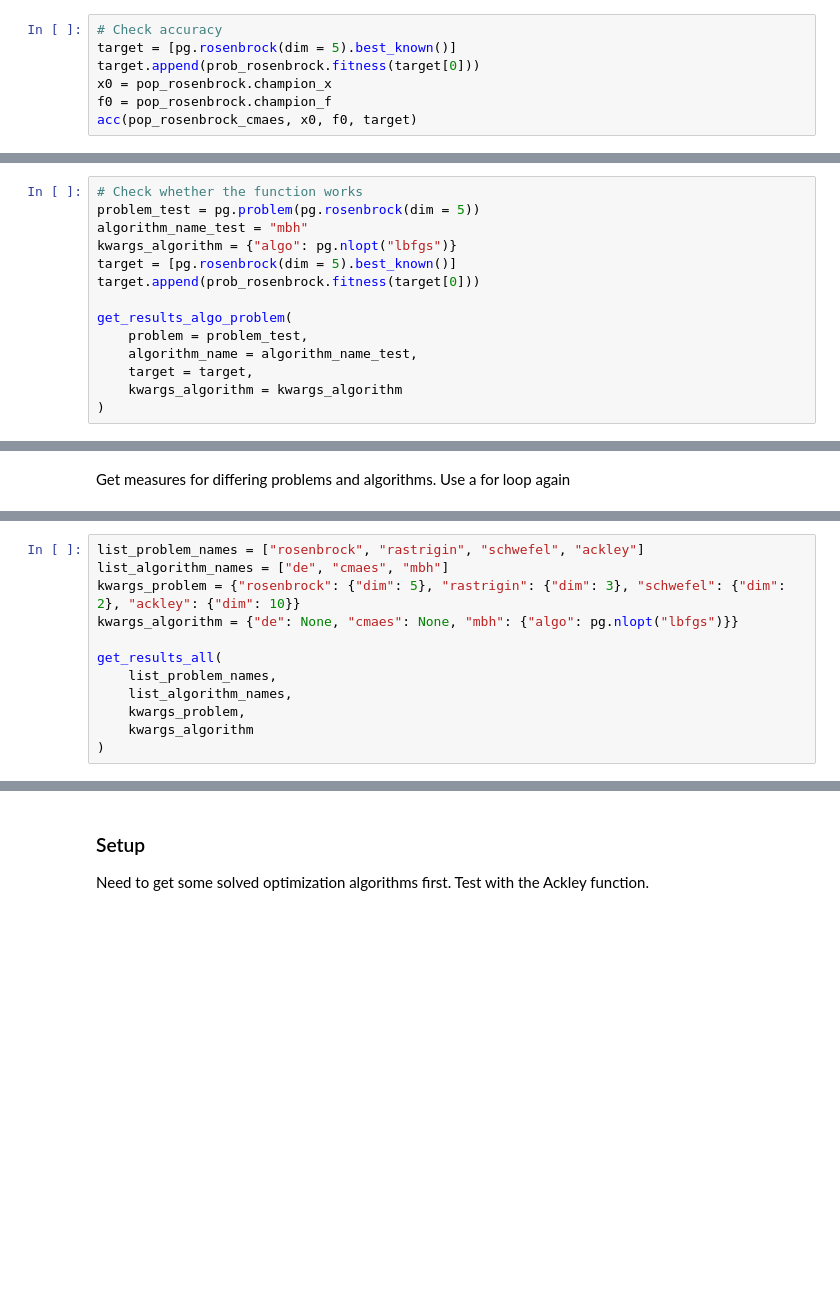
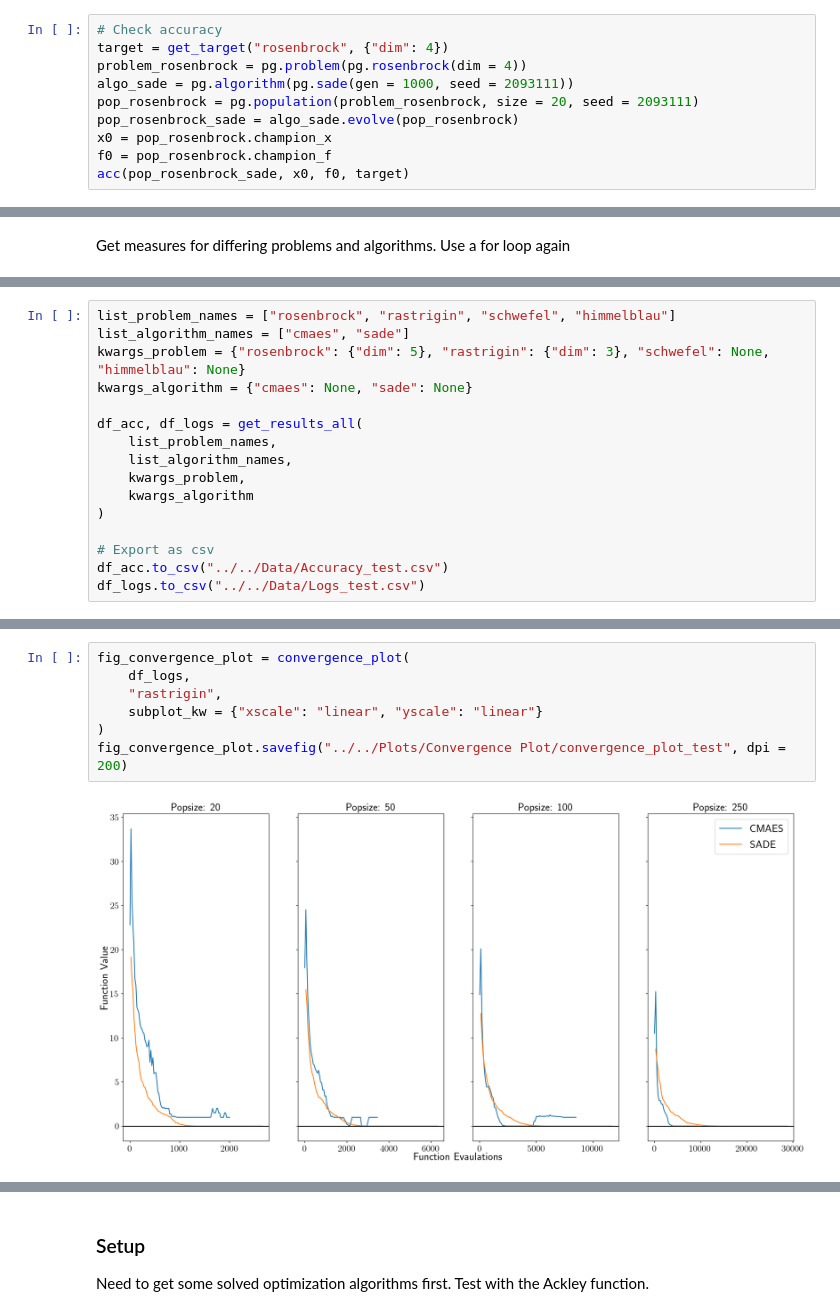
Before and after one commit to LeonardMK/Programming-Project-OSE--Scientific-Computing-for-Economists, a Jupyter notebook: Code/Functions/Analysis_functions.ipynb, the cells around one changed output, grey strips where cells are left out. Cells and saved outputs as stored; diff of their text form; blank space fills up the shorter version.

```diff
--- a/Code/Functions/Analysis_functions.ipynb
+++ b/Code/Functions/Analysis_functions.ipynb
@@ -174,8 +323,11 @@ def get_results_algo_problem(problem, algorithm_name, target, kwargs_algorithm =
 # %%
 # Check accuracy
-target = [pg.rosenbrock(dim = 5).best_known()]
-target.append(prob_rosenbrock.fitness(target[0]))
+target = get_target("rosenbrock", {"dim": 4})
+problem_rosenbrock = pg.problem(pg.rosenbrock(dim = 4))
+algo_sade = pg.algorithm(pg.sade(gen = 1000, seed = 2093111))
+pop_rosenbrock = pg.population(problem_rosenbrock, size = 20, seed = 2093111)
+pop_rosenbrock_sade = algo_sade.evolve(pop_rosenbrock)
 x0 = pop_rosenbrock.champion_x
 f0 = pop_rosenbrock.champion_f
-acc(pop_rosenbrock_cmaes, x0, f0, target)
+acc(pop_rosenbrock_sade, x0, f0, target)
 # %% [output]
@@ -187,15 +342 @@ converged     1.000000e+00
 dtype: float64
-# %%
-# Check whether the function works
-problem_test = pg.problem(pg.rosenbrock(dim = 5))
-algorithm_name_test = "mbh"
-kwargs_algorithm = {"algo": pg.nlopt("lbfgs")}
-target = [pg.rosenbrock(dim = 5).best_known()]
-target.append(prob_rosenbrock.fitness(target[0]))
-
-get_results_algo_problem(
-    problem = problem_test,
-    algorithm_name = algorithm_name_test,
-    target = target,
-    kwargs_algorithm = kwargs_algorithm
-)
@@ -365,12 +649,16 @@ def get_results_all(
 # %%
-list_problem_names = ["rosenbrock", "rastrigin", "schwefel", "ackley"]
-list_algorithm_names = ["de", "cmaes", "mbh"]
-kwargs_problem = {"rosenbrock": {"dim": 5}, "rastrigin": {"dim": 3}, "schwefel": {"dim": 2}, "ackley": {"dim": 10}}
-kwargs_algorithm = {"de": None, "cmaes": None, "mbh": {"algo": pg.nlopt("lbfgs")}}
+list_problem_names = ["rosenbrock", "rastrigin", "schwefel", "himmelblau"]
+list_algorithm_names = ["cmaes", "sade"]
+kwargs_problem = {"rosenbrock": {"dim": 5}, "rastrigin": {"dim": 3}, "schwefel": None, "himmelblau": None}
+kwargs_algorithm = {"cmaes": None, "sade": None}
 
-get_results_all(
+df_acc, df_logs = get_results_all(
     list_problem_names,
     list_algorithm_names,
     kwargs_problem,
     kwargs_algorithm
 )
+
+# Export as csv
+df_acc.to_csv("../../Data/Accuracy_test.csv")
+df_logs.to_csv("../../Data/Logs_test.csv")
@@ -378,0 +793,9 @@ TypeError: _mbh_init() got multiple values for argument 'algo'
+# %%
+fig_convergence_plot = convergence_plot(
+    df_logs,
+    "rastrigin",
+    subplot_kw = {"xscale": "linear", "yscale": "linear"}
+)
+fig_convergence_plot.savefig("../../Plots/Convergence Plot/convergence_plot_test", dpi = 200)
+# %% [output]
+[figure, added]
```
Also changed, not shown: parts of 42 cells of this notebook, 21 other files.
